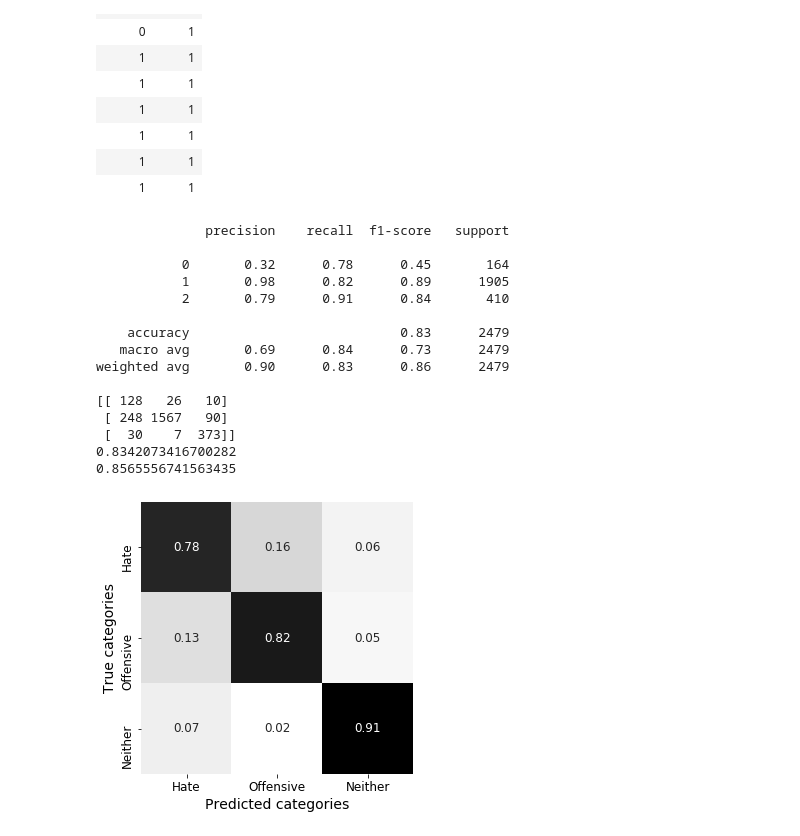
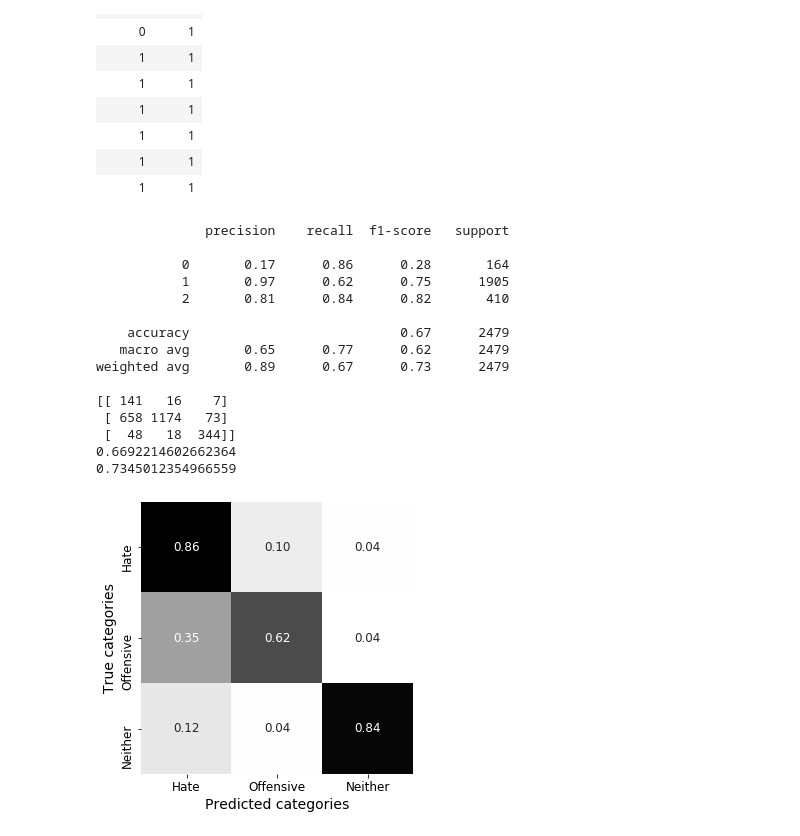
Before and after one commit to mjorgen1/DAADRISE_AbusiveLangProject, a Jupyter notebook: H2o-Work/DavidsonFeatureExtractionAndH2OAutoML.ipynb, the cells around one changed output. Drawn from its saved outputs; the diff is of its cells as text; code cells hidden in the pictures.

```diff
--- a/H2o-Work/DavidsonFeatureExtractionAndH2OAutoML.ipynb
+++ b/H2o-Work/DavidsonFeatureExtractionAndH2OAutoML.ipynb
@@ -239,3 +239,24 @@ Univariate Selection features found, use getUnivariateData() to get the features
 8951          PRP NN CC     2.336282
 
 [3000 rows x 2 columns]
+# %%
+# Feature Importance
+from sklearn.ensemble import ExtraTreesClassifier
+model = ExtraTreesClassifier()
+model.fit(X,y)
+print('Feature Importance results saved, use getFeatureImpt() to get the features')
+
+#plot graph of feature importances for better visualization
+feat_importances = pd.Series(model.feature_importances_, index=X.columns)
+top_feat_impt = feat_importances.nlargest(1000)
+print(top_feat_impt) # prints out the n best features
+
+# Saving the top n features to a dataframe
+list_names = top_feat_impt.axes
+best_impt_features = pd.DataFrame()
+for i in range(0, 1000):
+    curr_column_name = list_names[0][i]
+    curr_column_index = X.columns.get_loc(curr_column_name)
+    curr_column_vals = X.iloc[:, curr_column_index]
+    best_impt_features[curr_column_name] = curr_column_vals
+X = best_impt_features
@@ -325,7 +339,7 @@ train[y] = train[y].asfactor()
 test[y] = test[y].asfactor()
 # %%
 # now the AUTO-ML piece comes in
-aml = H2OAutoML(max_runtime_secs=3600) #max_models=10 or 20?, max_runtime_secs=3600
+aml = H2OAutoML(max_runtime_secs=1800) #max_models=10 or 20?, max_runtime_secs=3600
 aml.train(x=x, y=y, training_frame=train)
 # %% [output]
 AutoML progress: |████████████████████████████████████████████████████████| 100%
@@ -411,46 +419,46 @@ print(var)
 y_test = h2o.as_list(test[y], use_pandas=True)
 y_pred = h2o.as_list(preds["predict"])
 report = classification_report(y_test, y_pred)
 print(report)
 print(metrics.confusion_matrix(y_test, y_pred))
 print(metrics.accuracy_score(y_test, y_pred))
 print(metrics.f1_score(y_test, y_pred, average='weighted'))
 
 confusion_matrix = metrics.confusion_matrix(y_test,y_pred)
 matrix_proportions = np.zeros((3,3))
 for i in range(0,3):
     matrix_proportions[i,:] = confusion_matrix[i,:]/float(confusion_matrix[i,:].sum())
 names=['Hate','Offensive','Neither']
 confusion_df = pd.DataFrame(matrix_proportions, index=names,columns=names)
 plt.figure(figsize=(5,5))
 seaborn.heatmap(confusion_df,annot=True,annot_kws={"size": 12},cmap='gist_gray_r',cbar=False, square=True,fmt='.2f')
 plt.ylabel(r'True categories',fontsize=14)
 plt.xlabel(r'Predicted categories',fontsize=14)
 plt.tick_params(labelsize=12)
-plt.savefig('C:/Users/mikec/Documents/Results/Univariate3000RandomMax1.png')
+plt.savefig('C:/Users/mikec/Documents/Results/Univariate3000Near3Max05.png')
 
-f = open("C:/Users/mikec/Documents/Results/Univariate3000RandomMax1.txt", "a")
-print("Univariate feature selection with 3000 features with random under sampling, max run time 1 hour", file=f)
+f = open("C:/Users/mikec/Documents/Results/Univariate3000Near3Max05.txt", "a")
+print("Univariate feature selection with 3000 features with Near Miss version 3, max run time 30 mins", file=f)
 print(report, file=f)
 print(metrics.confusion_matrix(y_test, y_pred), file=f)
 print(metrics.accuracy_score(y_test, y_pred), file=f)
 print(metrics.f1_score(y_test, y_pred, average='weighted'), file=f)
 f.close()
 # %% [output]
               precision    recall  f1-score   support
 
-           0       0.32      0.78      0.45       164
-           1       0.98      0.82      0.89      1905
-           2       0.79      0.91      0.84       410
+           0       0.17      0.86      0.28       164
+           1       0.97      0.62      0.75      1905
+           2       0.81      0.84      0.82       410
 
-    accuracy                           0.83      2479
-   macro avg       0.69      0.84      0.73      2479
-weighted avg       0.90      0.83      0.86      2479
+    accuracy                           0.67      2479
+   macro avg       0.65      0.77      0.62      2479
+weighted avg       0.89      0.67      0.73      2479
 
-[[ 128   26   10]
- [ 248 1567   90]
- [  30    7  373]]
-0.8342073416700282
-0.8565556741563435
+[[ 141   16    7]
+ [ 658 1174   73]
+ [  48   18  344]]
+0.6692214602662364
+0.7345012354966559
-[figure, old version]
+[figure, new version]
 # %%
```
Also changed, not shown: parts of 7 cells of this notebook, 3 other files.
